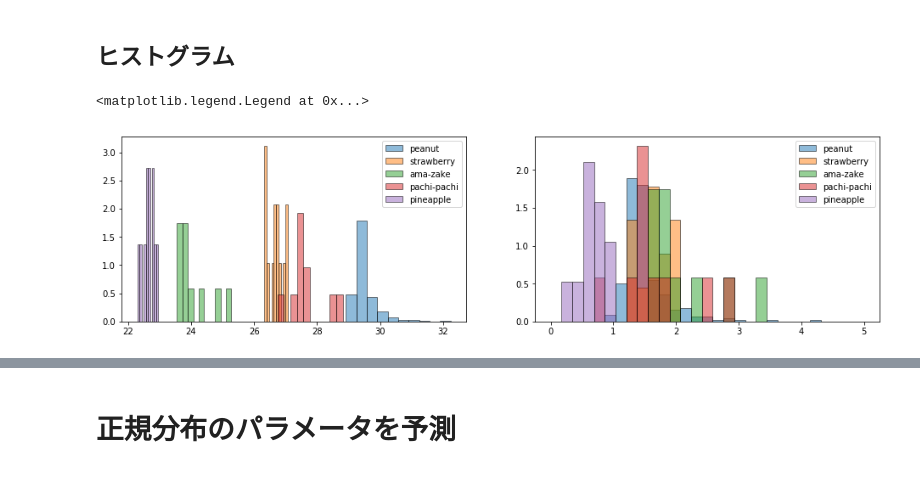
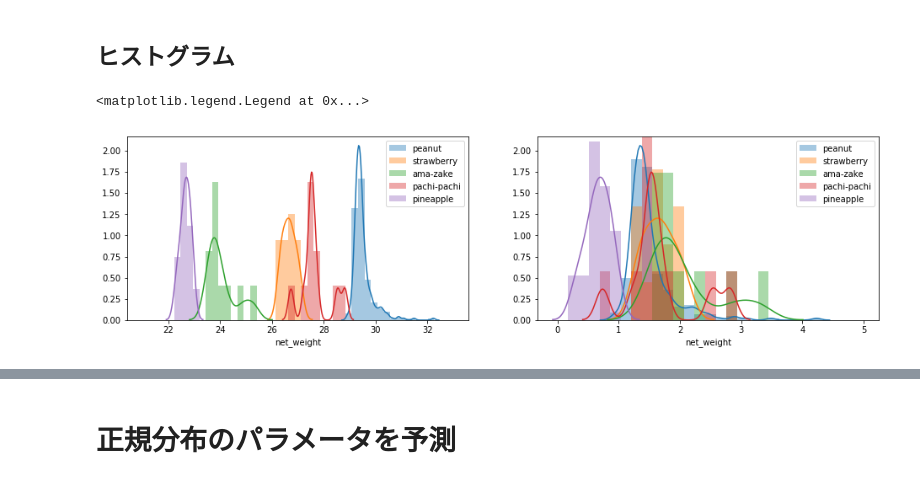
Before and after one commit to tok41/choco-ball-statistics, a Jupyter notebook: analysis/jupyter/compare-net-weight.ipynb, the cells around one changed output, grey strips where cells are left out. Saved outputs shown, nothing was run; the diff lists cells and outputs as text; code cells hidden in the pictures.

```diff
--- a/analysis/jupyter/compare-net-weight.ipynb
+++ b/analysis/jupyter/compare-net-weight.ipynb
@@ -50,15 +51,13 @@ taste_name = {0:"peanut", 1:"strawberry", 4:"ama-zake", 7:"pachi-pachi", 10:"pin
 # %%
 fig = plt.figure(figsize=(16, 4))
 ax = fig.subplots(1, 2)
 
 bins = np.linspace(0, 5.0, 30)
 for key, value in grp:
-    ax[0].hist(value["net_weight"], density = True,
-               alpha=0.5, edgecolor="#000000", lw=1, label=taste_name[key])
-    ax[1].hist((value["net_weight"] - spec[key]), density = True,
-               bins=bins, alpha=0.5, edgecolor="#000000", lw=1, label=taste_name[key])
+    sns.distplot(value["net_weight"], bins=np.linspace(21, 33, 50), hist=True, label=taste_name[key], ax=ax[0])
+    sns.distplot((value["net_weight"] - spec[key]), bins=bins, hist=True, label=taste_name[key], ax=ax[1])
 ax[0].legend()
 ax[1].legend()
 # %% [output]
 <matplotlib.legend.Legend at 0x...>
-[figure, old version]
+[figure, new version]
```
Also changed, not shown: parts of 3 cells of this notebook.
